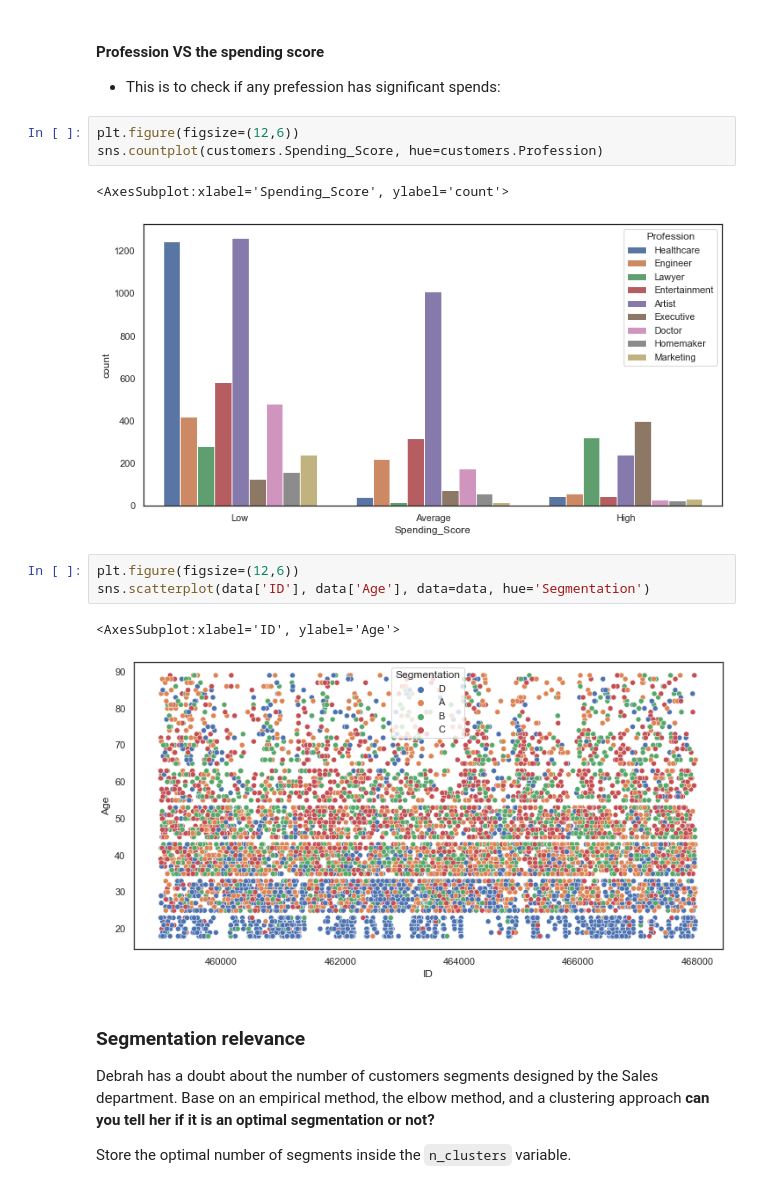
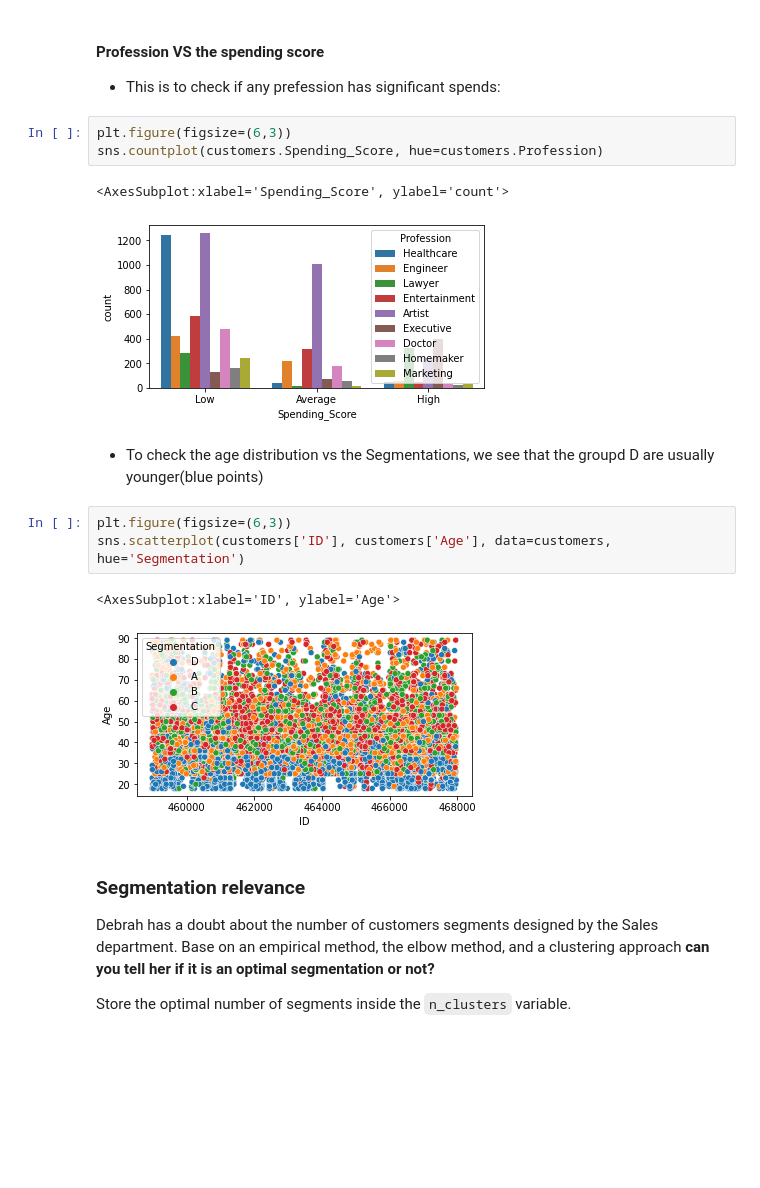
Before and after one commit to Agnes-Lain/data-certification-exam, a Jupyter notebook: decision_science/customers_segmentation_exam.ipynb, the cells around one changed output. Drawn from its saved outputs; the diff is of its cells as text; blank space fills up the shorter version.

```diff
--- a/decision_science/customers_segmentation_exam.ipynb
+++ b/decision_science/customers_segmentation_exam.ipynb
@@ -295,17 +302,19 @@ plt.show()
 #### Profession VS the spending score
 - This is to check if any prefession has significant spends:
 # %%
-plt.figure(figsize=(12,6))
+plt.figure(figsize=(6,3))
 sns.countplot(customers.Spending_Score, hue=customers.Profession)
 # %% [output]
 <AxesSubplot:xlabel='Spending_Score', ylabel='count'>
-[figure, old version]
+[figure, new version]
+# %% [markdown]
+- To check the age distribution vs the Segmentations, we see that the groupd D are usually younger(blue points)
 # %%
-plt.figure(figsize=(12,6))
-sns.scatterplot(data['ID'], data['Age'], data=data, hue='Segmentation')
+plt.figure(figsize=(6,3))
+sns.scatterplot(customers['ID'], customers['Age'], data=customers, hue='Segmentation')
 # %% [output]
 <AxesSubplot:xlabel='ID', ylabel='Age'>
-[figure, old version]
+[figure, new version]
 # %% [markdown]
 ### Segmentation relevance
 
```
Also changed, not shown: parts of 14 cells of this notebook, 5 other files.
